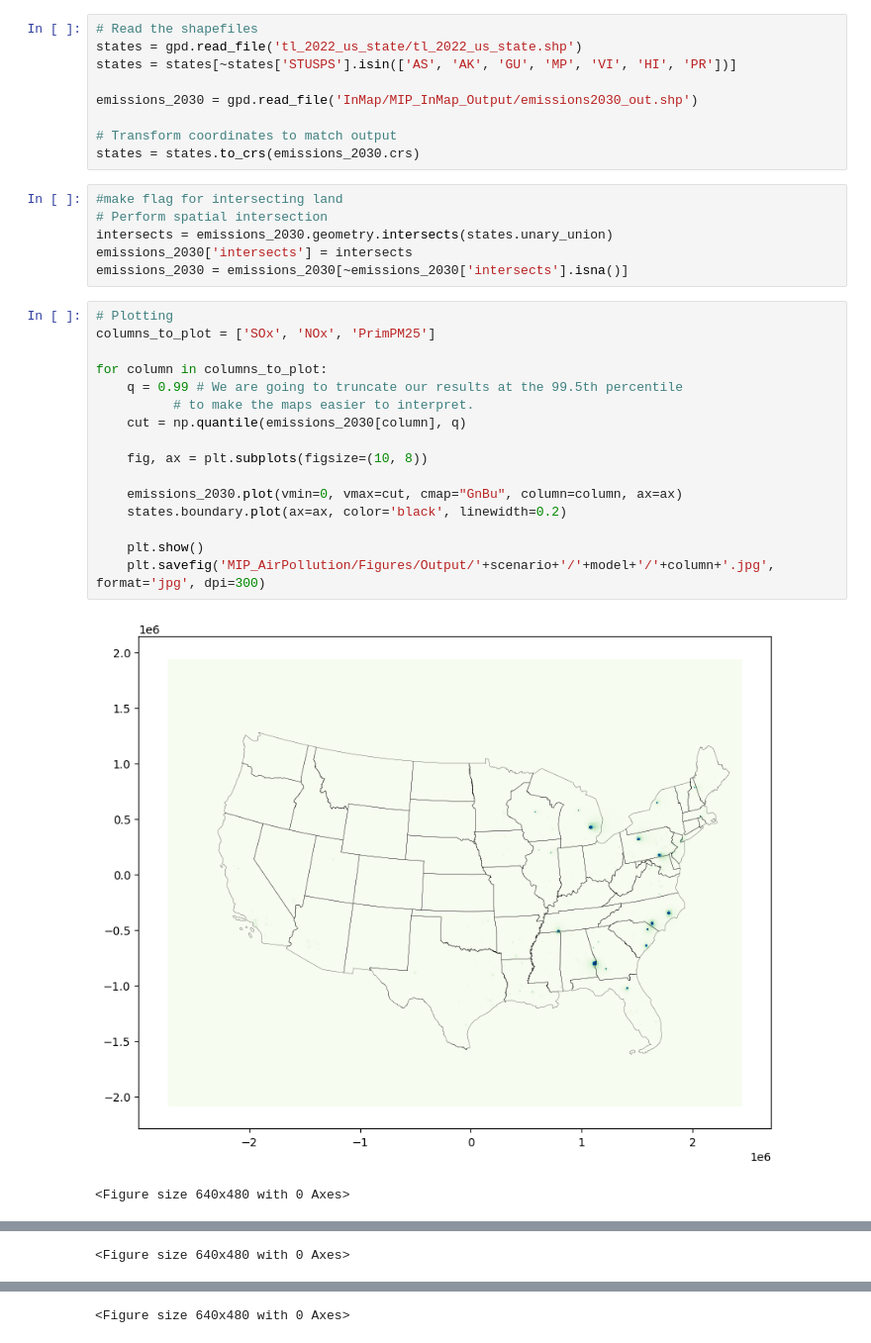
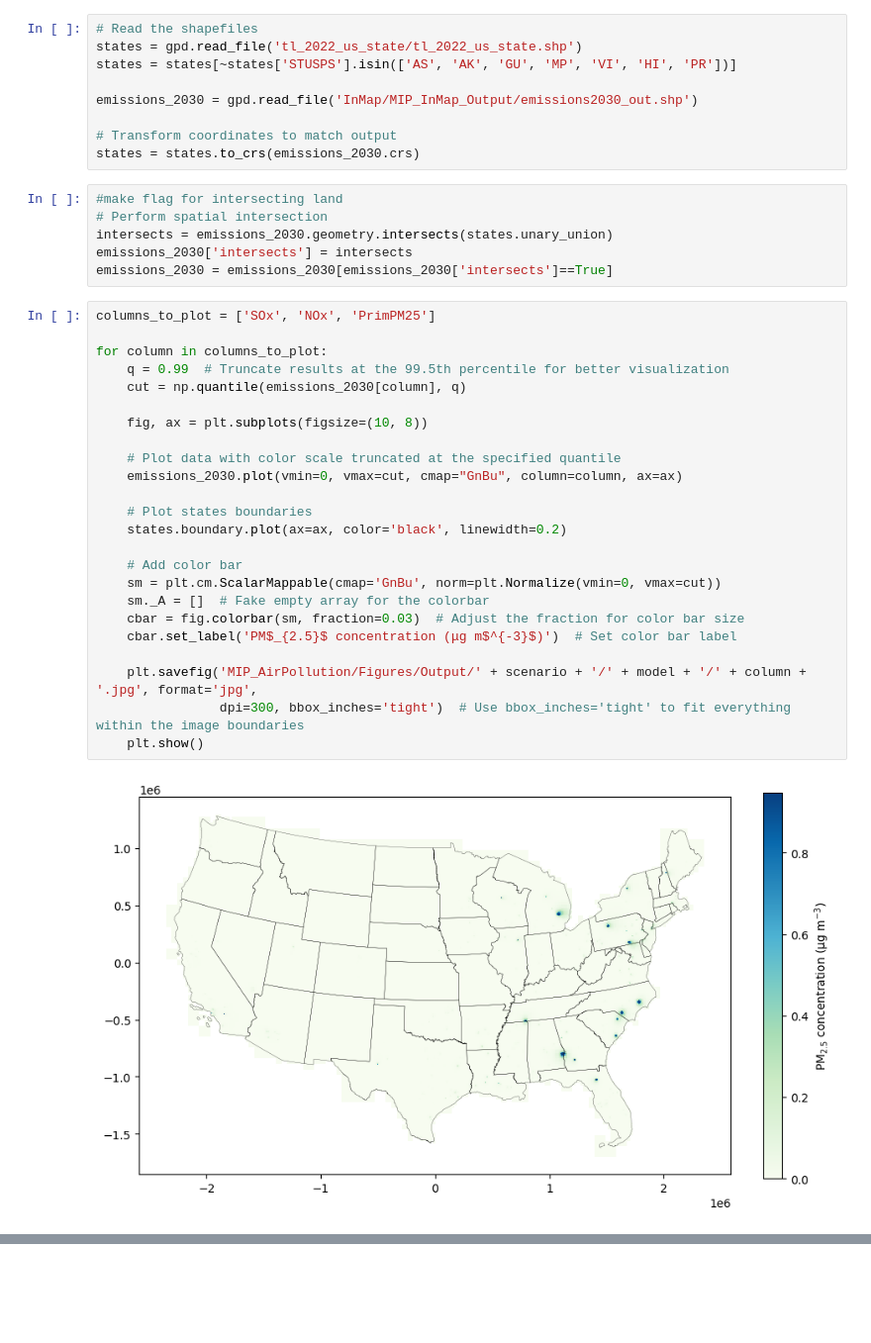
Before and after one commit to lbeatty1/MIP_AirPollution, a Jupyter notebook: Plot_Output.ipynb, the cells around one changed output, grey strips where cells are left out. Shown at 99% size. Drawn from its saved outputs; the diff is of its cells as text; blank space fills up the shorter version.

Commit message:
adding scale to plot

```diff
--- a/Plot_Output.ipynb
+++ b/Plot_Output.ipynb
@@ -25,23 +25,30 @@ states = states.to_crs(emissions_2030.crs)
 # Perform spatial intersection
 intersects = emissions_2030.geometry.intersects(states.unary_union)
 emissions_2030['intersects'] = intersects
-emissions_2030 = emissions_2030[~emissions_2030['intersects'].isna()]
+emissions_2030 = emissions_2030[emissions_2030['intersects']==True]
 # %%
-# Plotting
 columns_to_plot = ['SOx', 'NOx', 'PrimPM25']
 
 for column in columns_to_plot:
-    q = 0.99 # We are going to truncate our results at the 99.5th percentile
-          # to make the maps easier to interpret.
+    q = 0.99  # Truncate results at the 99.5th percentile for better visualization
     cut = np.quantile(emissions_2030[column], q)
 
     fig, ax = plt.subplots(figsize=(10, 8))
 
+    # Plot data with color scale truncated at the specified quantile
     emissions_2030.plot(vmin=0, vmax=cut, cmap="GnBu", column=column, ax=ax)
+
+    # Plot states boundaries
     states.boundary.plot(ax=ax, color='black', linewidth=0.2)
 
+    # Add color bar
+    sm = plt.cm.ScalarMappable(cmap='GnBu', norm=plt.Normalize(vmin=0, vmax=cut))
+    sm._A = []  # Fake empty array for the colorbar
+    cbar = fig.colorbar(sm, fraction=0.03)  # Adjust the fraction for color bar size
+    cbar.set_label('PM$_{2.5}$ concentration (μg m$^{-3}$)')  # Set color bar label
+
+    plt.savefig('MIP_AirPollution/Figures/Output/' + scenario + '/' + model + '/' + column + '.jpg', format='jpg',
+                dpi=300, bbox_inches='tight')  # Use bbox_inches='tight' to fit everything within the image boundaries
     plt.show()
-    plt.savefig('MIP_AirPollution/Figures/Output/'+scenario+'/'+model+'/'+column+'.jpg', format='jpg', dpi=300)
 # %% [output]
-[figure, old version]
+[figure, new version]
-<Figure size 640x480 with 0 Axes>
@@ -49 +55,0 @@ for column in columns_to_plot:
-<Figure size 640x480 with 0 Axes>
@@ -51 +56,0 @@ for column in columns_to_plot:
-<Figure size 640x480 with 0 Axes>
```
Also changed, not shown: parts of 1 cell of this notebook, 3 other files.
